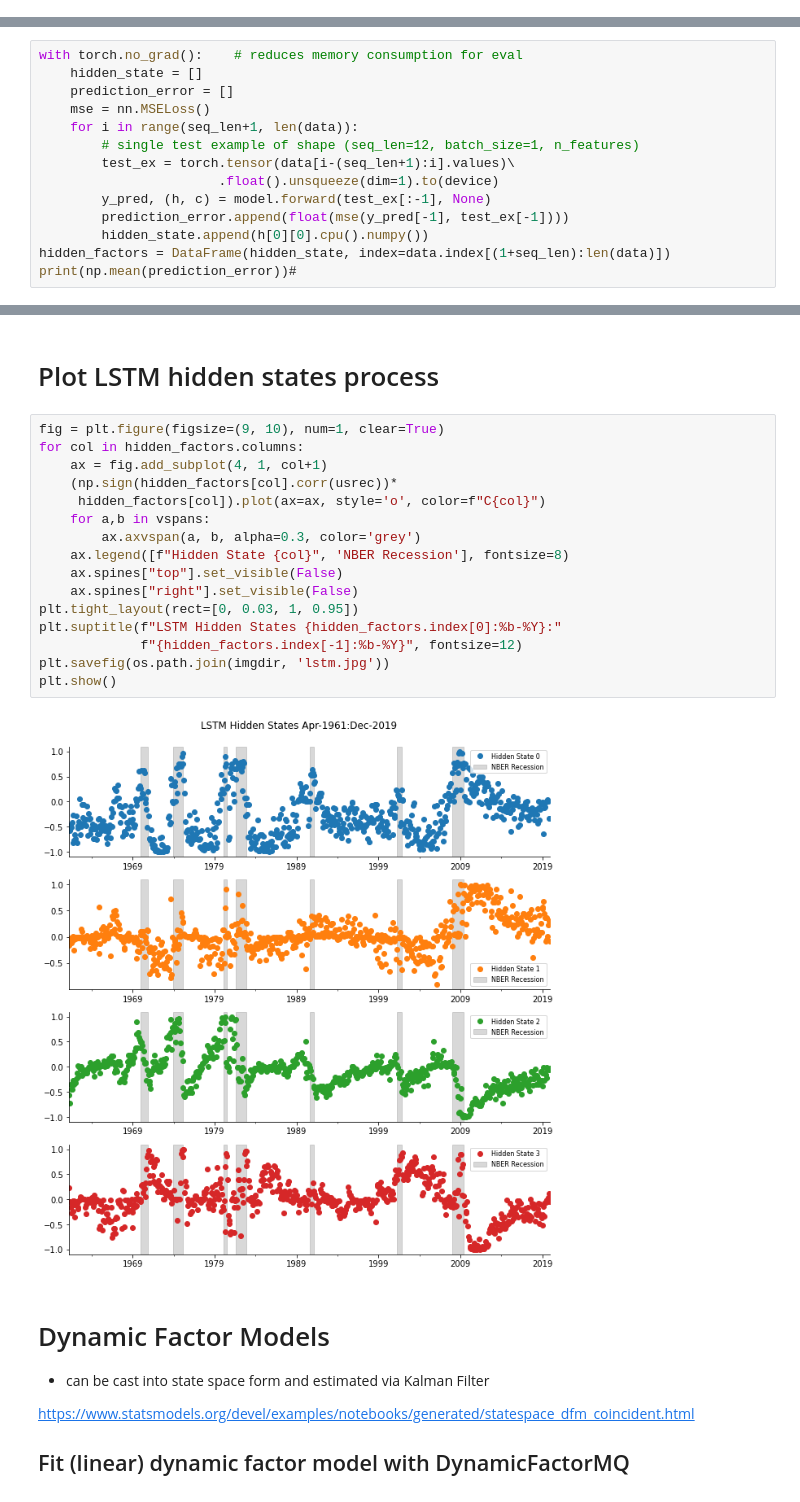
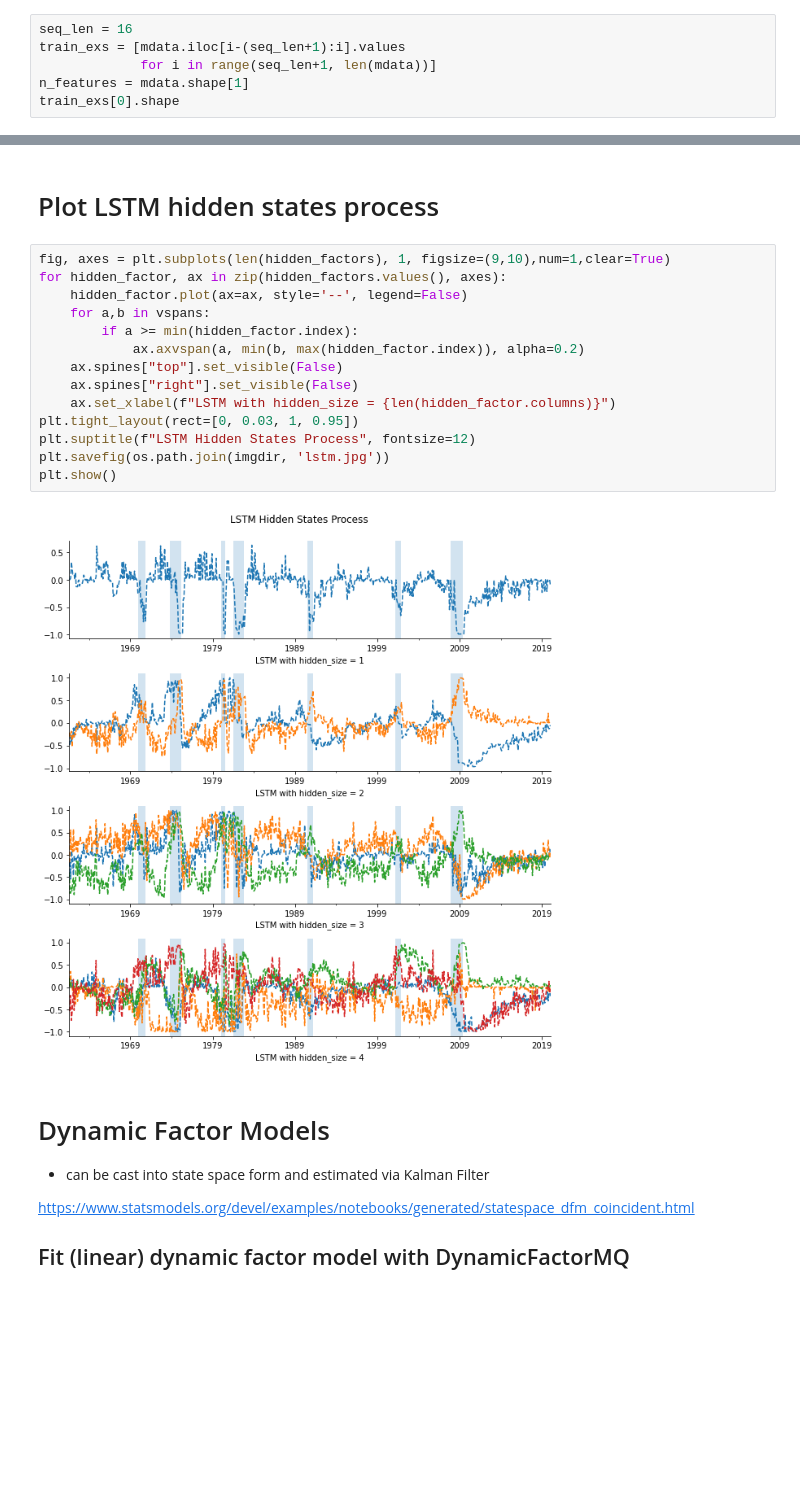
Before and after one commit to terence-lim/data-science-notebooks, a Jupyter notebook: economic_states.ipynb, the cells around one changed output, grey strips where cells are left out. Saved outputs shown, nothing was run; the diff lists cells and outputs as text; blank space fills up the shorter version.

```diff
--- a/economic_states.ipynb
+++ b/economic_states.ipynb
@@ -125,0 +138,6 @@ with num_epochs=300 and batch_size=4
+# %%
+seq_len = 16
+train_exs = [mdata.iloc[i-(seq_len+1):i].values
+             for i in range(seq_len+1, len(mdata))]
+n_features = mdata.shape[1]
+train_exs[0].shape
@@ -160,14 +220,0 @@ for epoch in range(num_epochs):
-# %%
-with torch.no_grad():    # reduces memory consumption for eval
-    hidden_state = []
-    prediction_error = []
-    mse = nn.MSELoss()
-    for i in range(seq_len+1, len(data)):
-        # single test example of shape (seq_len=12, batch_size=1, n_features)
-        test_ex = torch.tensor(data[i-(seq_len+1):i].values)\
-                       .float().unsqueeze(dim=1).to(device)
-        y_pred, (h, c) = model.forward(test_ex[:-1], None)
-        prediction_error.append(float(mse(y_pred[-1], test_ex[-1])))
-        hidden_state.append(h[0][0].cpu().numpy())
-hidden_factors = DataFrame(hidden_state, index=data.index[(1+seq_len):len(data)])
-print(np.mean(prediction_error))#
@@ -176,23 +221,21 @@ print(np.mean(prediction_error))#
 # %% [markdown]
 # Plot LSTM hidden states process
 # %%
-fig = plt.figure(figsize=(9, 10), num=1, clear=True)
-for col in hidden_factors.columns:
-    ax = fig.add_subplot(4, 1, col+1)
-    (np.sign(hidden_factors[col].corr(usrec))*
-     hidden_factors[col]).plot(ax=ax, style='o', color=f"C{col}")
+fig, axes = plt.subplots(len(hidden_factors), 1, figsize=(9,10),num=1,clear=True)
+for hidden_factor, ax in zip(hidden_factors.values(), axes):
+    hidden_factor.plot(ax=ax, style='--', legend=False)
     for a,b in vspans:
-        ax.axvspan(a, b, alpha=0.3, color='grey')
-    ax.legend([f"Hidden State {col}", 'NBER Recession'], fontsize=8)
+        if a >= min(hidden_factor.index):
+            ax.axvspan(a, min(b, max(hidden_factor.index)), alpha=0.2)
     ax.spines["top"].set_visible(False)
     ax.spines["right"].set_visible(False)
+    ax.set_xlabel(f"LSTM with hidden_size = {len(hidden_factor.columns)}")
 plt.tight_layout(rect=[0, 0.03, 1, 0.95])
-plt.suptitle(f"LSTM Hidden States {hidden_factors.index[0]:%b-%Y}:"
-             f"{hidden_factors.index[-1]:%b-%Y}", fontsize=12)
+plt.suptitle(f"LSTM Hidden States Process", fontsize=12)
 plt.savefig(os.path.join(imgdir, 'lstm.jpg'))
 plt.show()
 # %% [output]
-[figure, old version]
+[figure, new version]
 # %% [markdown]
 # Dynamic Factor Models
 
```
Also changed, not shown: parts of 35 cells of this notebook, 4 other files.
